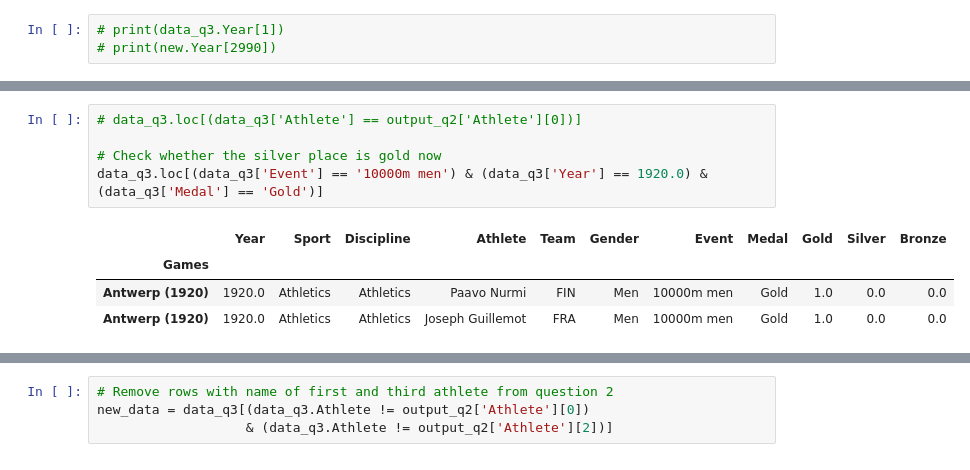
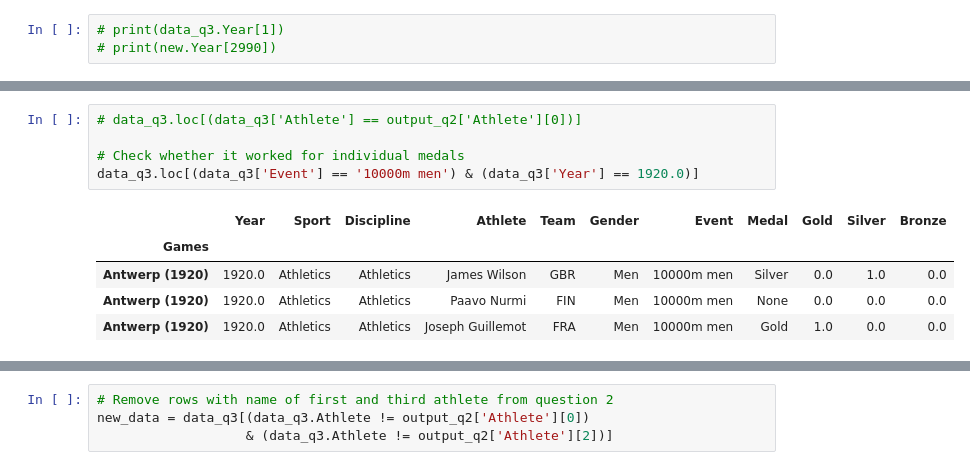
Before and after one commit to bobdewitte/Bynder, a Jupyter notebook: Assessment.ipynb, the cells around one changed output, grey strips where cells are left out. Saved outputs shown, nothing was run; the diff lists cells and outputs as text.

```diff
--- a/Assessment.ipynb
+++ b/Assessment.ipynb
@@ -325,10 +289,11 @@ Antwerp (1920)  marathon men    Gold   1.0     0.0     0.0
 # %%
 # data_q3.loc[(data_q3['Athlete'] == output_q2['Athlete'][0])]
 
-# Check whether the silver place is gold now
-data_q3.loc[(data_q3['Event'] == '10000m men') & (data_q3['Year'] == 1920.0) & (data_q3['Medal'] == 'Gold')]
+# Check whether it worked for individual medals
+data_q3.loc[(data_q3['Event'] == '10000m men') & (data_q3['Year'] == 1920.0)]
 # %% [output]
 |  | Year | Sport | Discipline | Athlete | Team | Gender | Event | Medal | Gold | Silver | Bronze |
 | Games |  |  |  |  |  |  |  |  |  |  |  |
-| Antwerp (1920) | 1920.0 | Athletics | Athletics | Paavo Nurmi | FIN | Men | 10000m men | Gold | 1.0 | 0.0 | 0.0 |
+| Antwerp (1920) | 1920.0 | Athletics | Athletics | James Wilson | GBR | Men | 10000m men | Silver | 0.0 | 1.0 | 0.0 |
+| Antwerp (1920) | 1920.0 | Athletics | Athletics | Paavo Nurmi | FIN | Men | 10000m men | None | 0.0 | 0.0 | 0.0 |
 | Antwerp (1920) | 1920.0 | Athletics | Athletics | Joseph Guillemot | FRA | Men | 10000m men | Gold | 1.0 | 0.0 | 0.0 |
```
Also changed, not shown: parts of 20 cells of this notebook, 1 other file.
